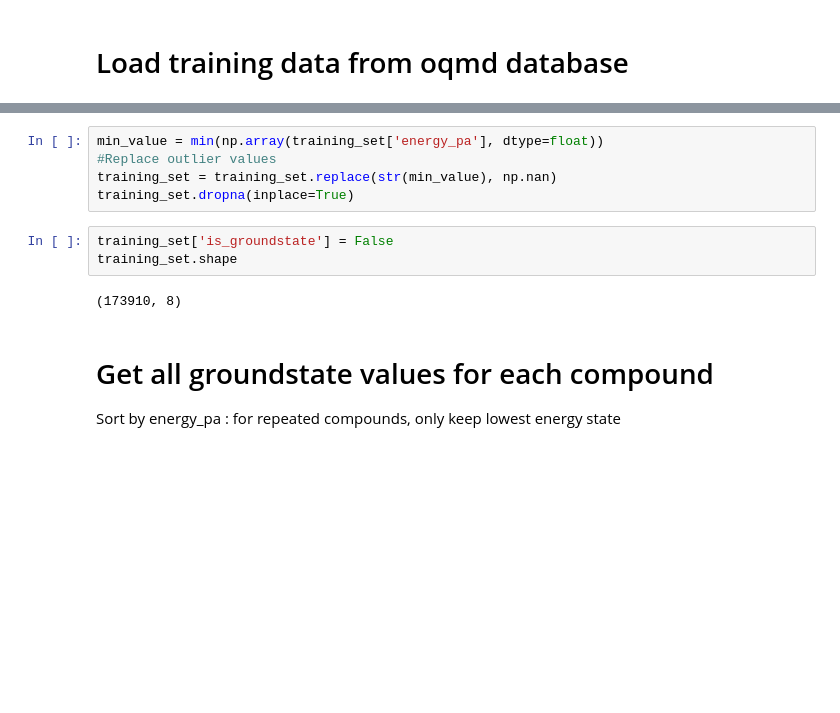
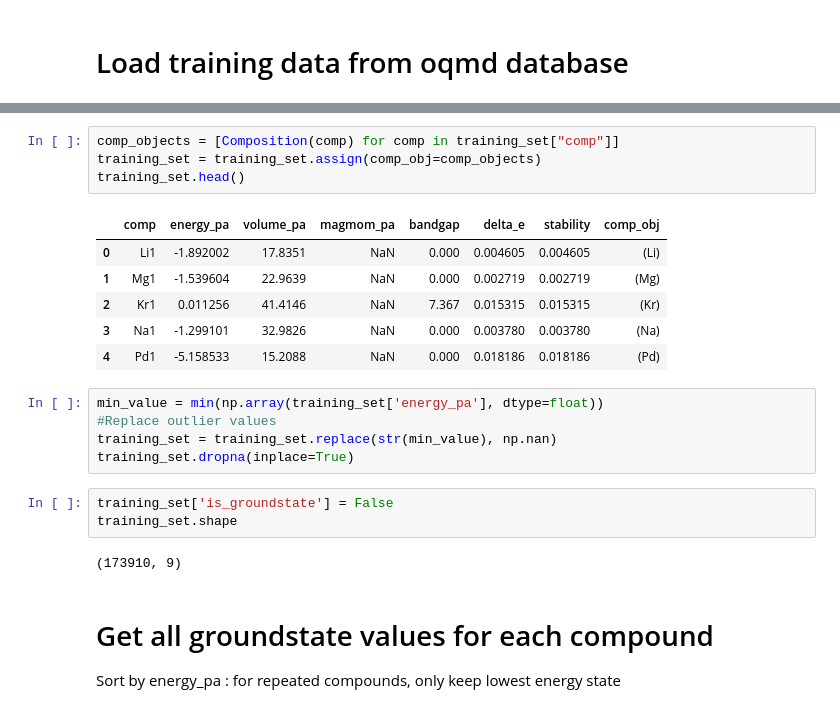
Before and after one commit to aaggarw99/WardElementFracBenchmark, a Jupyter notebook: WardElementFrac.ipynb, the cells around one changed output, grey strips where cells are left out. Cells and saved outputs as stored; diff of their text form; blank space fills up the shorter version.

```diff
--- a/WardElementFrac.ipynb
+++ b/WardElementFrac.ipynb
@@ -37,3 +41,14 @@ training_set.shape
+# %%
+comp_objects = [Composition(comp) for comp in training_set["comp"]]
+training_set = training_set.assign(comp_obj=comp_objects)
+training_set.head()
+# %% [output]
+|  | comp | energy_pa | volume_pa | magmom_pa | bandgap | delta_e | stability | comp_obj |
+| 0 | Li1 | -1.892002 | 17.8351 | NaN | 0.000 | 0.004605 | 0.004605 | (Li) |
+| 1 | Mg1 | -1.539604 | 22.9639 | NaN | 0.000 | 0.002719 | 0.002719 | (Mg) |
+| 2 | Kr1 | 0.011256 | 41.4146 | NaN | 7.367 | 0.015315 | 0.015315 | (Kr) |
+| 3 | Na1 | -1.299101 | 32.9826 | NaN | 0.000 | 0.003780 | 0.003780 | (Na) |
+| 4 | Pd1 | -5.158533 | 15.2088 | NaN | 0.000 | 0.018186 | 0.018186 | (Pd) |
 # %%
 min_value = min(np.array(training_set['energy_pa'], dtype=float))
 #Replace outlier values
@@ -43,7 +58,7 @@ training_set.dropna(inplace=True)
 training_set['is_groundstate'] = False
 training_set.shape
 # %% [output]
-(173910, 8)
+(173910, 9)
 # %% [markdown]
 # Get all groundstate values for each compound
 Sort by energy_pa : for repeated compounds, only keep lowest energy state
```
Also changed, not shown: parts of 13 cells of this notebook.
